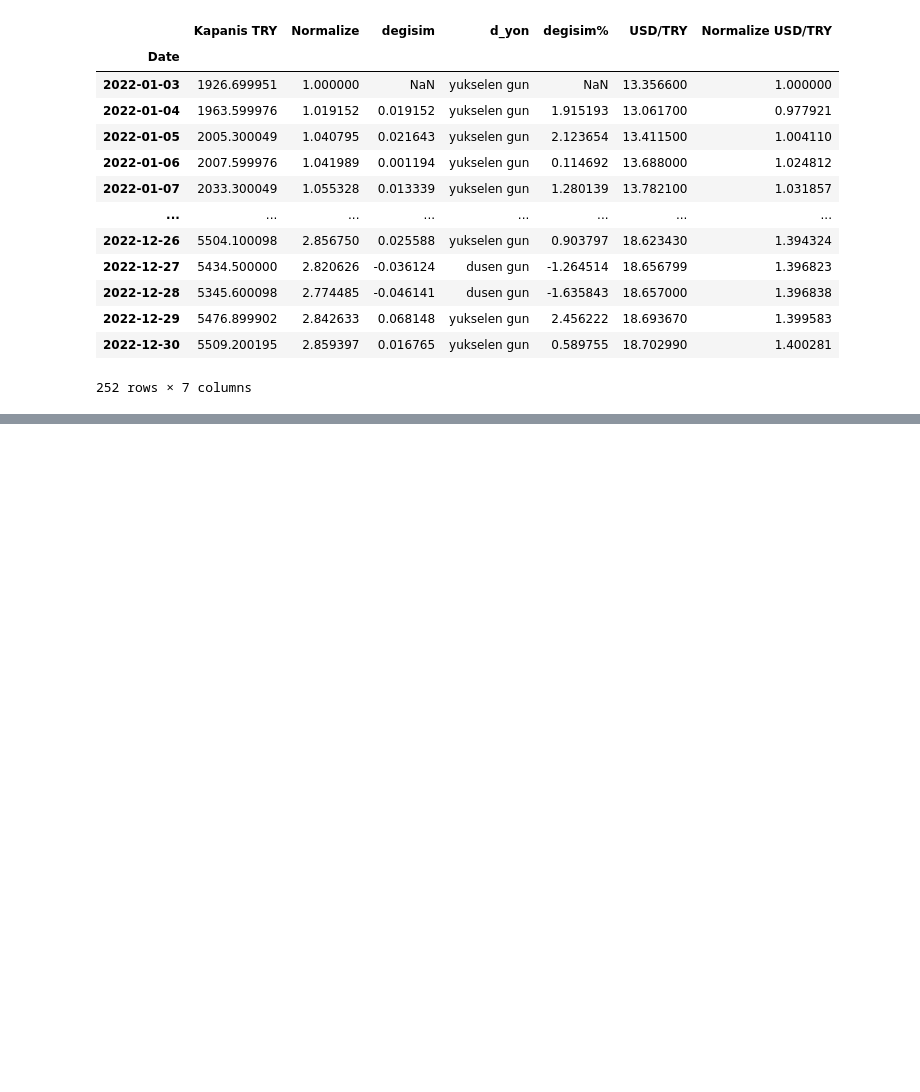
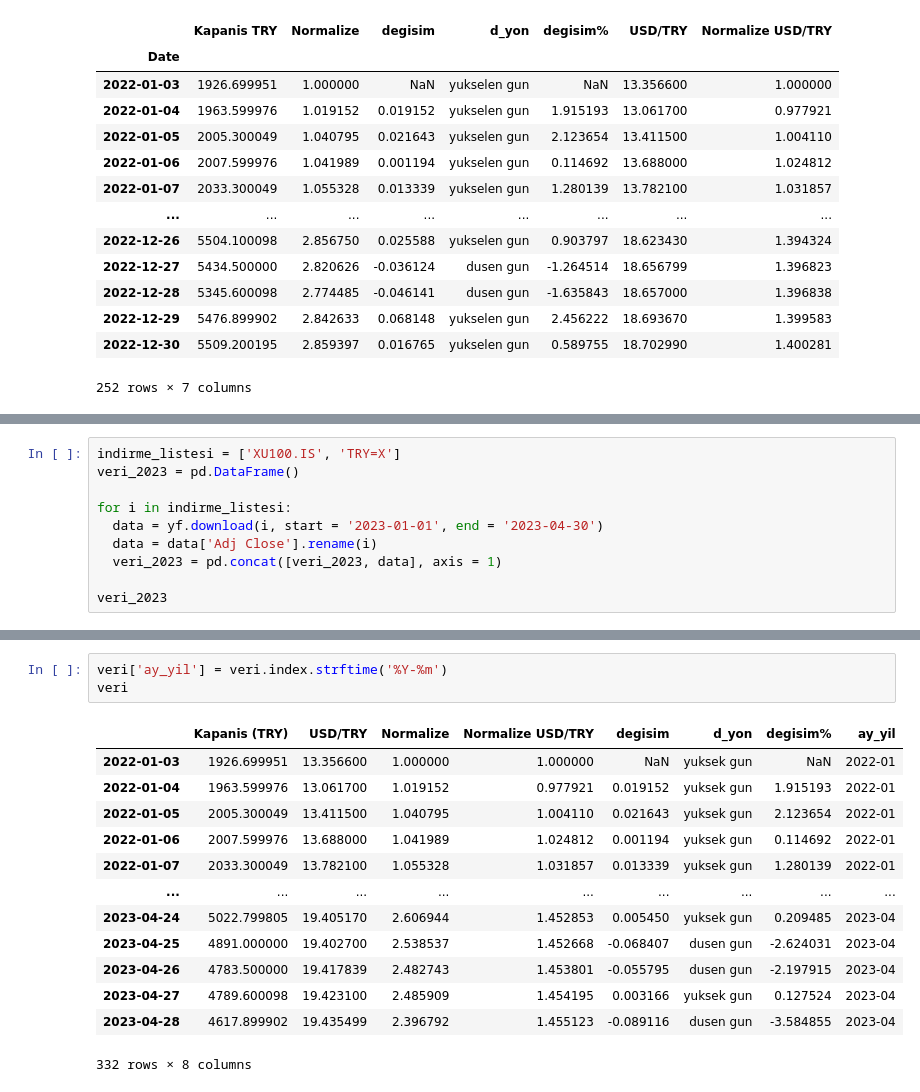
Before and after one commit to zubairnajim/4e-Academy-Lessons, a Jupyter notebook: Ders1.ipynb, the cells around one changed output, grey strips where cells are left out. Saved outputs shown, nothing was run; the diff lists cells and outputs as text; blank space fills up the shorter version.

```diff
--- a/Ders1.ipynb
+++ b/Ders1.ipynb
@@ -298,0 +345,10 @@ fig.update_layout(title = 'Normalize BIST100 ve Normalize Kur',
+# %%
+indirme_listesi = ['XU100.IS', 'TRY=X']
+veri_2023 = pd.DataFrame()
+
+for i in indirme_listesi:
+  data = yf.download(i, start = '2023-01-01', end = '2023-04-30')
+  data = data['Adj Close'].rename(i)
+  veri_2023 = pd.concat([veri_2023, data], axis = 1)
+
+veri_2023
@@ -298,0 +437,17 @@ fig.update_layout(title = 'Normalize BIST100 ve Normalize Kur',
+# %%
+veri['ay_yil'] = veri.index.strftime('%Y-%m')
+veri
+# %% [output]
+|  | Kapanis (TRY) | USD/TRY | Normalize | Normalize USD/TRY | degisim | d_yon | degisim% | ay_yil |
+| 2022-01-03 | 1926.699951 | 13.356600 | 1.000000 | 1.000000 | NaN | yuksek gun | NaN | 2022-01 |
+| 2022-01-04 | 1963.599976 | 13.061700 | 1.019152 | 0.977921 | 0.019152 | yuksek gun | 1.915193 | 2022-01 |
+| 2022-01-05 | 2005.300049 | 13.411500 | 1.040795 | 1.004110 | 0.021643 | yuksek gun | 2.123654 | 2022-01 |
+| 2022-01-06 | 2007.599976 | 13.688000 | 1.041989 | 1.024812 | 0.001194 | yuksek gun | 0.114692 | 2022-01 |
+| 2022-01-07 | 2033.300049 | 13.782100 | 1.055328 | 1.031857 | 0.013339 | yuksek gun | 1.280139 | 2022-01 |
+| ... | ... | ... | ... | ... | ... | ... | ... | ... |
+| 2023-04-24 | 5022.799805 | 19.405170 | 2.606944 | 1.452853 | 0.005450 | yuksek gun | 0.209485 | 2023-04 |
+| 2023-04-25 | 4891.000000 | 19.402700 | 2.538537 | 1.452668 | -0.068407 | dusen gun | -2.624031 | 2023-04 |
+| 2023-04-26 | 4783.500000 | 19.417839 | 2.482743 | 1.453801 | -0.055795 | dusen gun | -2.197915 | 2023-04 |
+| 2023-04-27 | 4789.600098 | 19.423100 | 2.485909 | 1.454195 | 0.003166 | yuksek gun | 0.127524 | 2023-04 |
+| 2023-04-28 | 4617.899902 | 19.435499 | 2.396792 | 1.455123 | -0.089116 | dusen gun | -3.584855 | 2023-04 |
+332 rows × 8 columns
```
Also changed, not shown: parts of 12 cells of this notebook.
